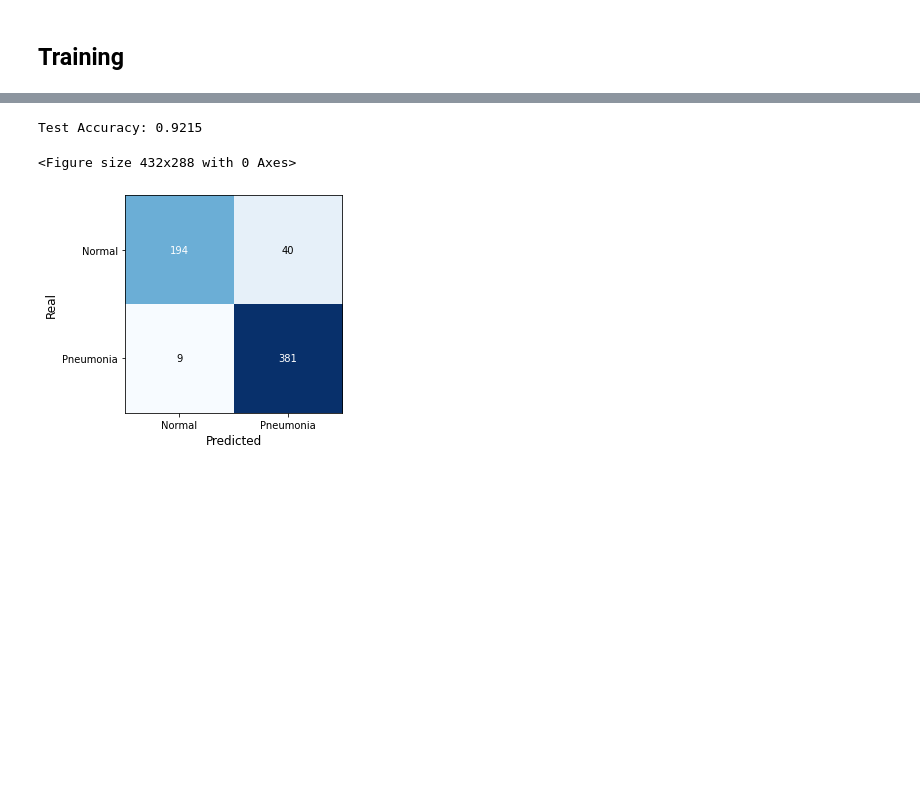
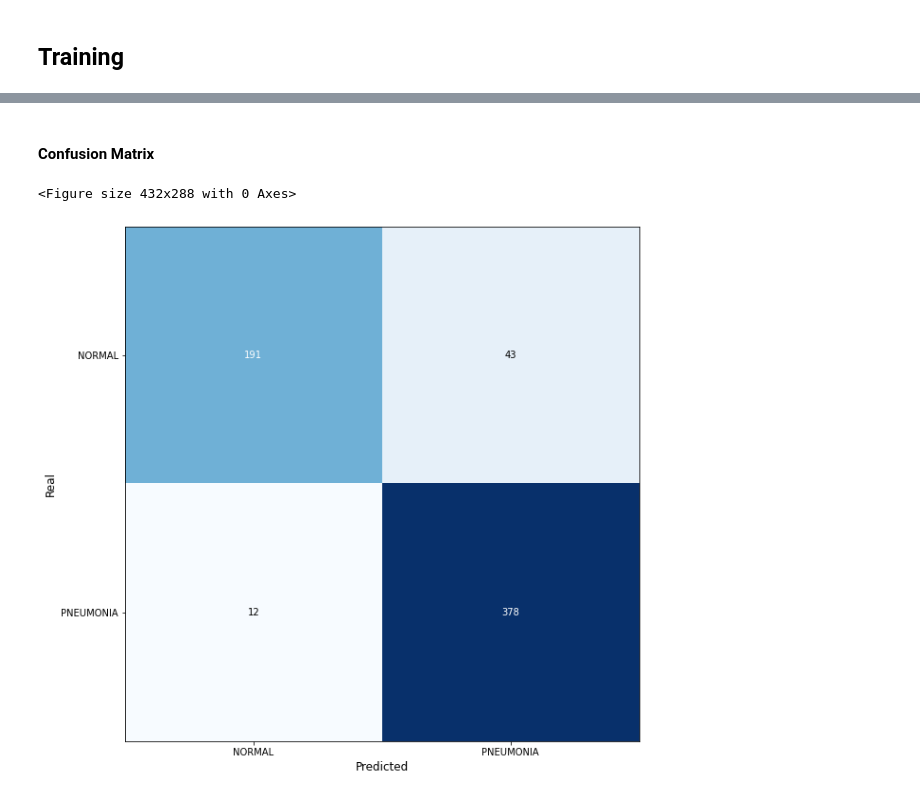
Before and after one commit to hjcostabr76/ml, a Jupyter notebook: classification/case-peneumonia/nb_pneumonia.ipynb, the cells around one changed output, grey strips where cells are left out. Saved outputs shown, nothing was run; the diff lists cells and outputs as text; code cells hidden in the pictures; blank space fills up the shorter version.

```diff
--- a/classification/case-peneumonia/nb_pneumonia.ipynb
+++ b/classification/case-peneumonia/nb_pneumonia.ipynb
@@ -168,13 +173,14 @@ TODO: 2022-06-22 - Figure this out!
 # %% [markdown]
 ### See our images
 # %%
+img_paths = os.listdir(dir_train_pneumonia)
+random.shuffle(img_paths)
+
 fig = plt.figure(figsize=(16, 5))
 fig.suptitle("Positive", size=22)
-img_paths = os.listdir("/content/drive/MyDrive/data_pneumonia/chest_xray/chest_xray/train/PNEUMONIA")
 
-shuffle(img_paths)
 for i, image in enumerate(img_paths[:4]):
-    img_path = os.path.join("/content/drive/MyDrive/data_pneumonia/chest_xray/chest_xray/train/PNEUMONIA", image)
+    img_path = os.path.join(dir_train_pneumonia, image)
     img = cv2.imread(img_path)
     plt.subplot(1, 4, i + 1, frameon=False)
     plt.imshow(img)
@@ -203,12 +209,14 @@ fig.show()
 '''
 
 model = models.resnet18(pretrained=True)
-model.fc = nn.Linear(model.fc.in_features, 2) # Replace last layer
 for params in model.parameters():	# Freeze parameters (so pre-trained convolution layers don't change)
 	params.requires_grad_ = False
 
+n_filters = model.fc.in_features
+model.fc = torch.nn.Linear(n_filters, 2) # Replace last layer
 model = model.to(DEVICE)
-criterion = nn.CrossEntropyLoss() # Loss function
+
+criterion = torch.nn.CrossEntropyLoss() # Loss function
 optimizer = optim.Adam(model.parameters(), lr=learn_rate)
 
 print(model)
@@ -302,2 +336,0 @@ def train(
-# %%
-model = train_model(model, criterion, optimizer, epochs)
@@ -368,18 +387,15 @@ def visualize_predictions(model, dataset):
-# %%
-# predicting the test set
-labels, predictions = visualize_predictions(model, testset)
-# %% [output]
-Test Accuracy: 0.9215
+# %% [markdown]
+#### Confusion Matrix
 # %%
-# confusion matrix
 matrix = confusion_matrix(labels, predictions)
+
 plt.figure()
-plot_confusion_matrix(matrix, figsize=(4,4))
-plt.xticks(range(2), ['Normal', 'Pneumonia'], fontsize=10)
-plt.yticks(range(2), ['Normal', 'Pneumonia'], fontsize=10)
+plot_confusion_matrix(matrix, figsize=(10,10))
+plt.xticks(range(2), class_names, fontsize=10)
+plt.yticks(range(2), class_names, fontsize=10)
 plt.xlabel('Predicted', fontsize=12)
 plt.ylabel('Real', fontsize=12)
 plt.show()
 # %% [output]
 <Figure size 432x288 with 0 Axes>
-[figure, old version]
+[figure, new version]
```
Also changed, not shown: parts of 19 cells of this notebook.
